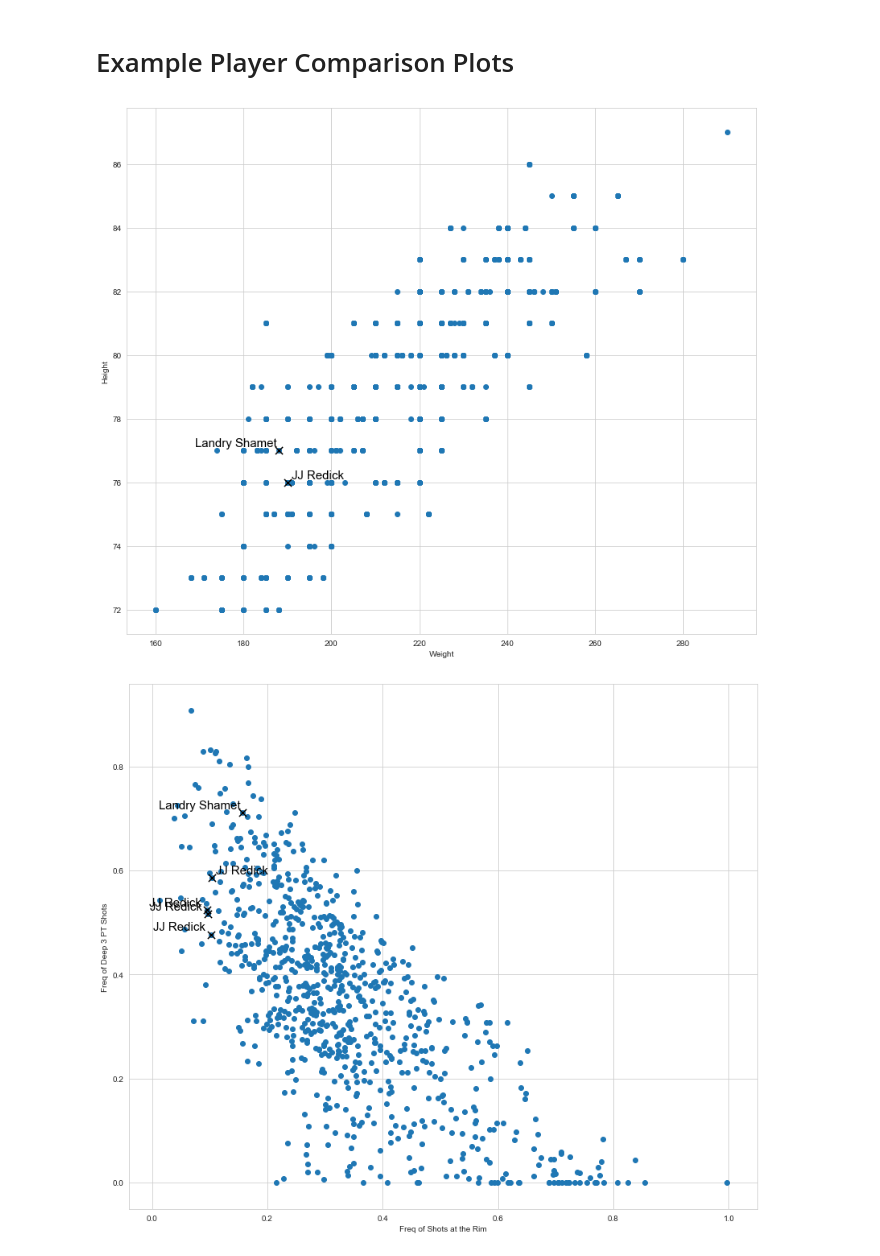
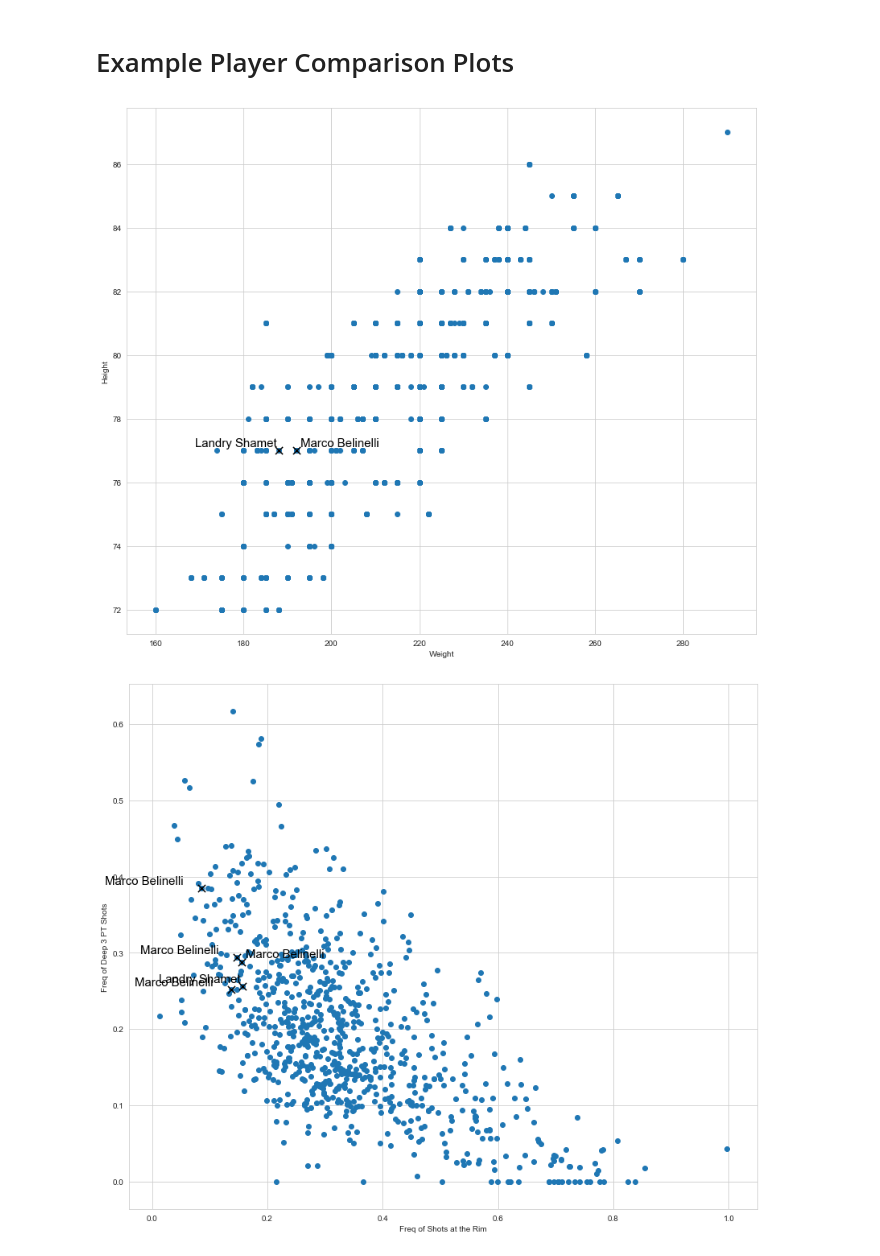
Before and after one commit to jecutter/nba-data-models, a Jupyter notebook: Data_Modeling/Player_Comparison_Analysis.ipynb, the cells around one changed output. Drawn from its saved outputs; the diff is of its cells as text; code cells hidden in the pictures.

```diff
--- a/Data_Modeling/Player_Comparison_Analysis.ipynb
+++ b/Data_Modeling/Player_Comparison_Analysis.ipynb
@@ -220,19 +292,19 @@ fig, ax = plt.subplots(figsize=(14, 12))
 plt.xlabel("Weight")
 plt.ylabel("Height")
 plt.scatter(df_comb.weight, df_comb.height)
-AnnotatePlayerNames(df_comb, 'weight', 'height', ['Landry Shamet', 'JJ Redick'], True)
+AnnotatePlayerNames(df_comb, 'weight', 'height', ['Landry Shamet', 'Marco Belinelli'], True)
 # %% [output]
-[figure, old version]
+[figure, new version]
 # %%
 # Compare ratio of shots taken at the rim (dunks, layups)
 # and ratio of 3-pointers taken above the break
 fig, ax = plt.subplots(figsize=(14, 12))
 plt.xlabel("Freq of Shots at the Rim")
 plt.ylabel("Freq of Deep 3 PT Shots")
-plt.scatter(df_comb['FG_FREQ_05FT'], df_comb['FG_FREQ_GT24FT'])
-AnnotatePlayerNames(df_comb, 'FG_FREQ_05FT', 'FG_FREQ_GT24FT', ['Landry Shamet', 'JJ Redick'])
+plt.scatter(df_comb['FG_FREQ_05FT'], df_comb['FG_FREQ_2024FT'])
+AnnotatePlayerNames(df_comb, 'FG_FREQ_05FT', 'FG_FREQ_2024FT', ['Landry Shamet', 'Marco Belinelli'])
 # %% [output]
-[figure, old version]
+[figure, new version]
 # %%
 # Compare how often player possessions result in an assist or turnover
 fig, ax = plt.subplots(figsize=(14, 12))
```
Also changed, not shown: parts of 19 cells of this notebook, 1 other file.
